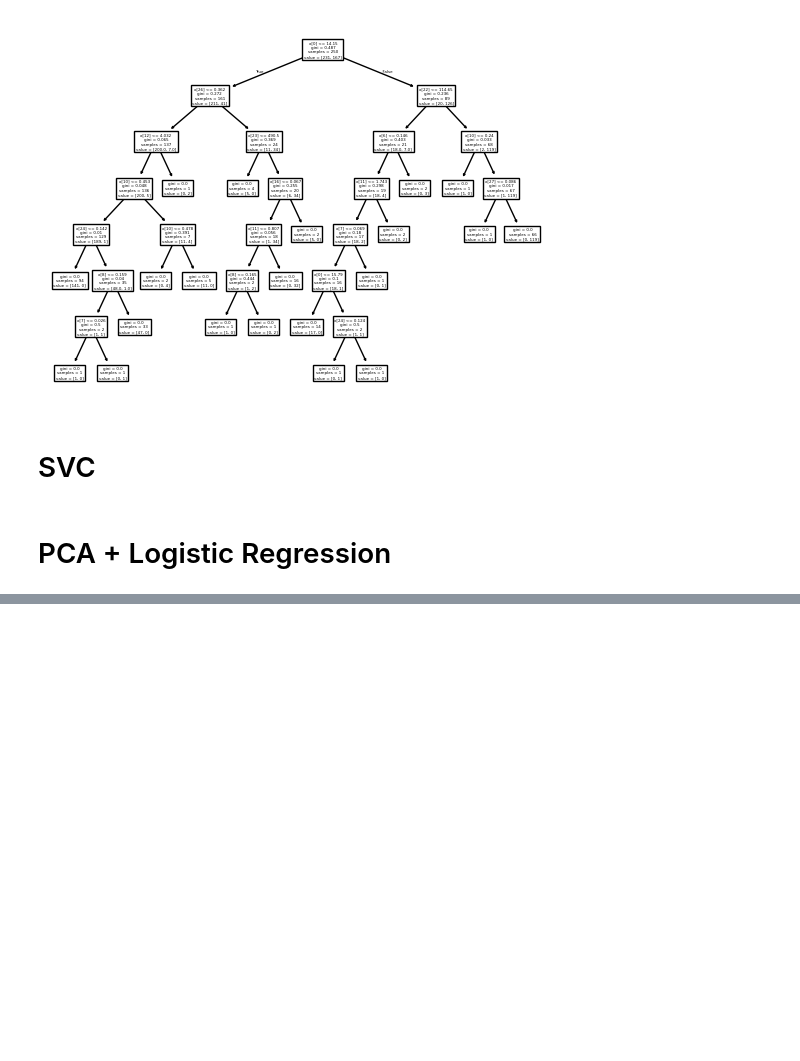
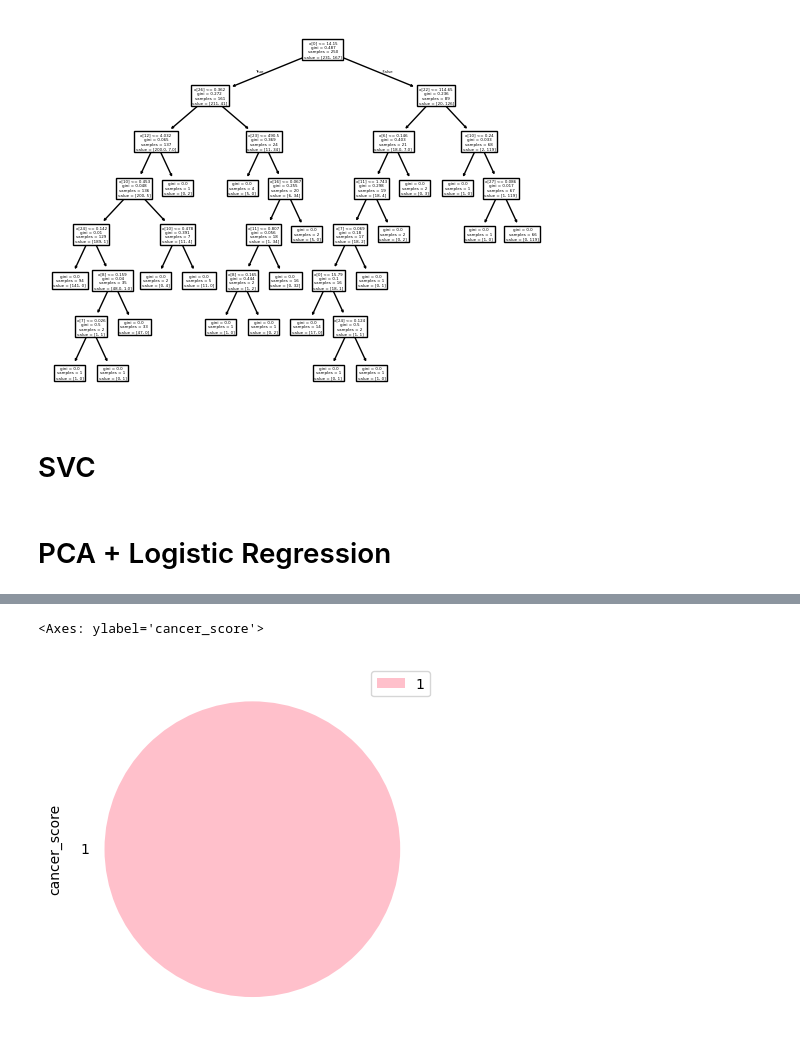
Before and after one commit to Acheedella1/Final-Project, a Jupyter notebook: Preprocessing/models.ipynb, the cells around one changed output, grey strips where cells are left out. Cells and saved outputs as stored; diff of their text form; code cells hidden in the pictures; blank space fills up the shorter version.

```diff
--- a/Preprocessing/models.ipynb
+++ b/Preprocessing/models.ipynb
@@ -44,7 +43,7 @@ def calculate_cancer_score(df):
     max_possible_score = sum(len(patterns) for patterns in high_risk_patterns.values())
     result_df['cancer_score'] = result_df['cancer_score'] / max_possible_score
     cancer_risk = {0: 1, 0.5: 2, 1: 3}
-    result_df['cancer_risk'] = result_df['cancer_score'].apply(lambda x: risk_map.get(x, 0))
+    result_df['cancer_risk'] = result_df['cancer_score'].apply(lambda x: cancer_risk.get(x, 0))
 
     return result_df
 
@@ -207,0 +238,3 @@ Please also refer to the documentation for alternative solver options:
+# %%
+agg_X = X_with_score.groupby('cancer_risk').count()
+agg_X
@@ -207,0 +246,6 @@ Please also refer to the documentation for alternative solver options:
+# %%
+colors = ['pink','blue','red','orange','green','yellow']
+agg_X.plot(kind="pie", y = "cancer_score", colors=colors)
+# %% [output]
+<Axes: ylabel='cancer_score'>
+[figure, added]
```
Also changed, not shown: parts of 7 cells of this notebook.
